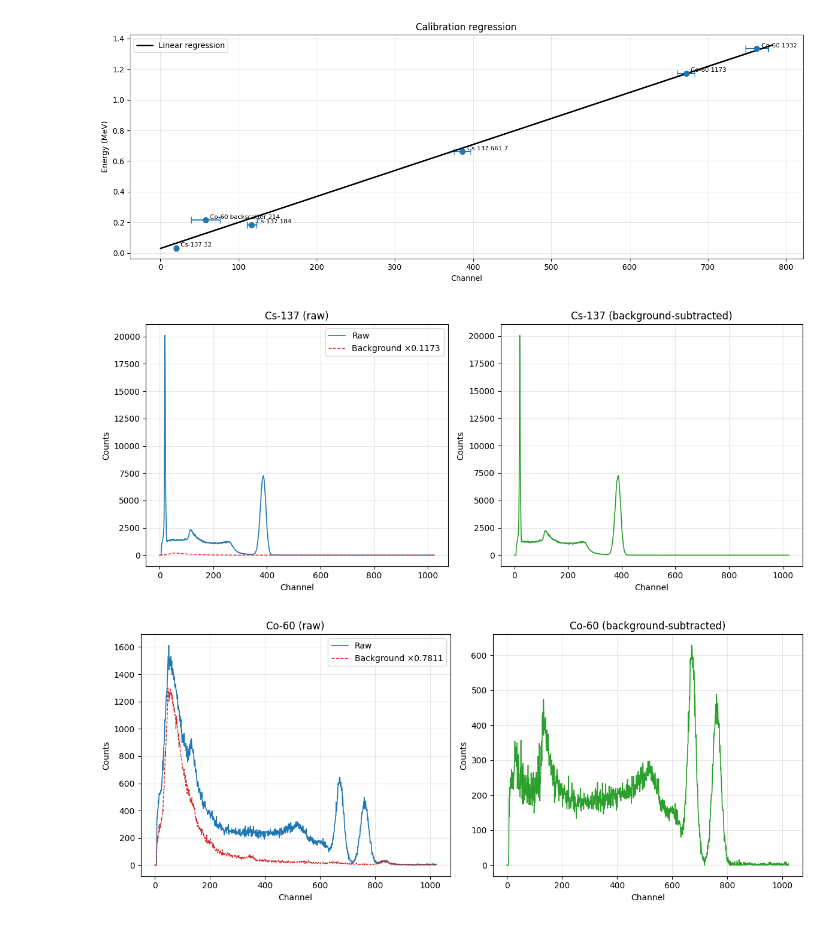
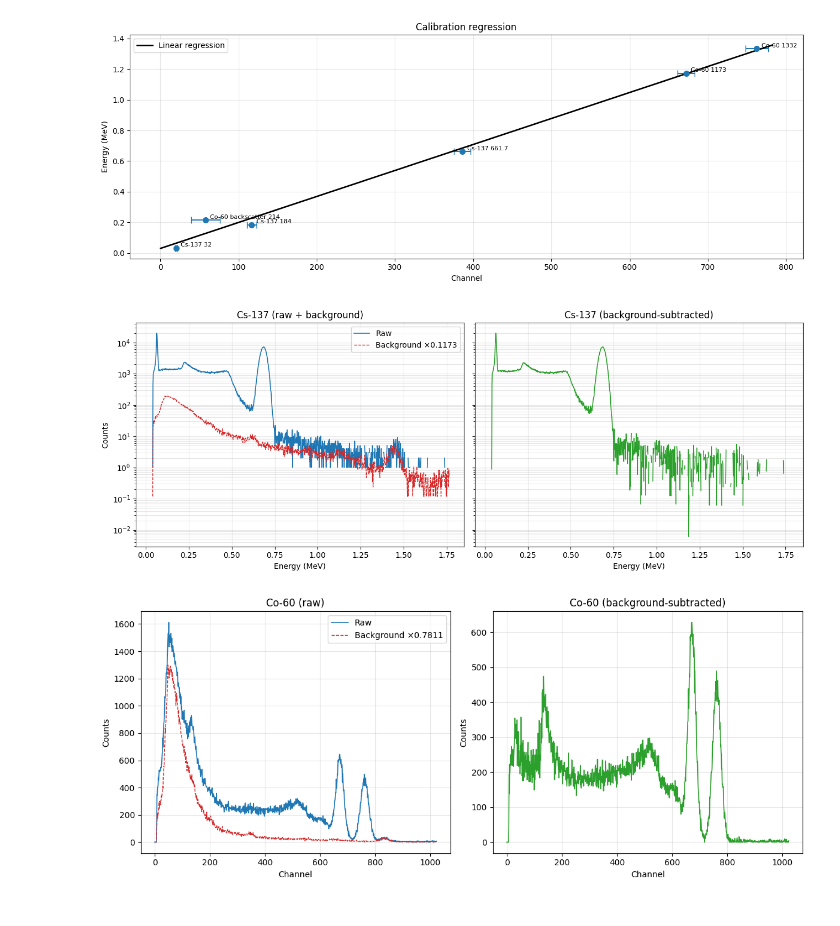
Before and after one commit to David-Amarante/LFEA, a Jupyter notebook: source_analysis.ipynb, the cells around one changed output. Cells and saved outputs as stored; diff of their text form; code cells hidden in the pictures.

```diff
--- a/source_analysis.ipynb
+++ b/source_analysis.ipynb
@@ -160,28 +160,33 @@ plt.show()
 # %% [output]
 [figure]
 # %%
-# Cs-137: raw + background overlay | background-subtracted
-fig, axs = plt.subplots(1, 2, figsize=(12, 5))
+# Cs-137 in MeV with log-scale spectra
+fig, axs = plt.subplots(1, 2, figsize=(13, 5), sharey=True)
 scale_cs = ACQ['cesium'] / ACQ['background']
 
-axs[0].plot(cesio_raw['channels'], cesio_raw['counts'], color='tab:blue', lw=1.2, label='Raw')
-axs[0].plot(background['channels'], scale_cs * background['counts'], color='tab:red', lw=1, linestyle='--', label=f'Background ×{scale_cs:.4f}')
-axs[0].set_title('Cs-137 (raw)')
-axs[0].set_xlabel('Channel')
+cs_raw_energy = channel_to_mev(cesio_raw['channels'], cal)
+bg_energy = channel_to_mev(background['channels'], cal)
+cs_energy = channel_to_mev(cesio['channels'], cal)
+
+axs[0].plot(cs_raw_energy, cesio_raw['counts'], color='tab:blue', lw=1.2, label='Raw')
+axs[0].plot(bg_energy, scale_cs * background['counts'], color='tab:red', lw=1, linestyle='--', label=f'Background ×{scale_cs:.4f}')
+axs[0].set_title('Cs-137 (raw + background)')
+axs[0].set_xlabel('Energy (MeV)')
 axs[0].set_ylabel('Counts')
-axs[0].grid(alpha=0.3)
+axs[0].set_yscale('log', nonpositive='mask')
+axs[0].grid(alpha=0.3, which='both')
 axs[0].legend()
 
-axs[1].plot(cesio['channels'], cesio['counts'], color='tab:green', lw=1.2)
+axs[1].plot(cs_energy, cesio['counts'], color='tab:green', lw=1.2)
 axs[1].set_title('Cs-137 (background-subtracted)')
-axs[1].set_xlabel('Channel')
-axs[1].set_ylabel('Counts')
-axs[1].grid(alpha=0.3)
+axs[1].set_xlabel('Energy (MeV)')
+axs[1].set_yscale('log', nonpositive='mask')
+axs[1].grid(alpha=0.3, which='both')
 
 plt.tight_layout()
 plt.show()
 # %% [output]
-[figure, old version]
+[figure, new version]
 # %%
 # Co-60: raw + background overlay | background-subtracted
 fig, axs = plt.subplots(1, 2, figsize=(12, 5))
```
Also changed, not shown: parts of 2 cells of this notebook.
